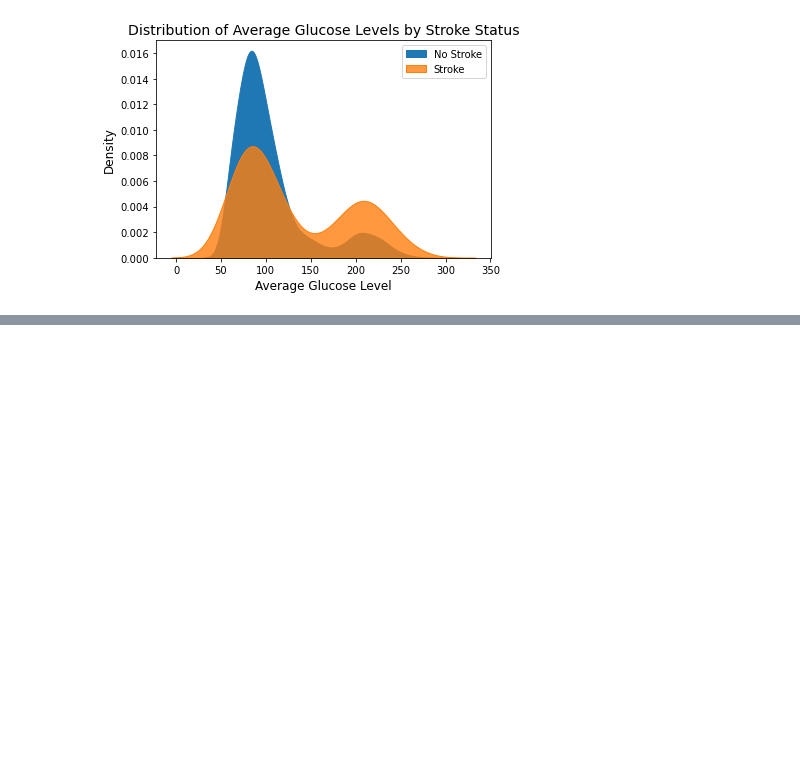
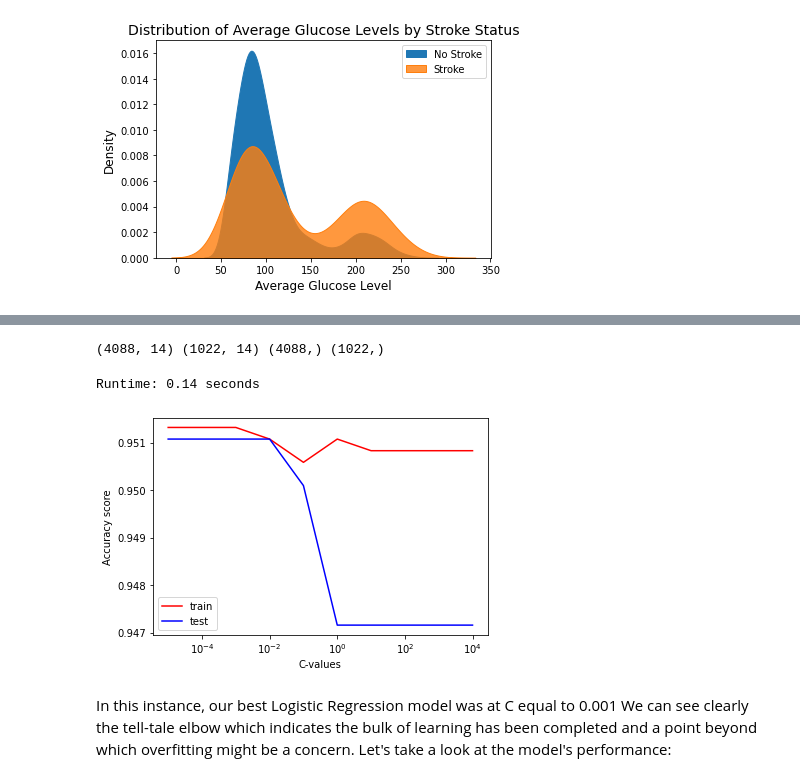
Before and after one commit to MaSOouD69/Capstone-Repo-Bootcamp-Project, a Jupyter notebook: capstone_Masoud_Arefi.ipynb, the cells around one changed output, grey strips where cells are left out. Drawn from its saved outputs; the diff is of its cells as text; code cells hidden in the pictures; blank space fills up the shorter version.

Commit message:
logistic reggresion with optimum c

```diff
--- a/capstone_Masoud_Arefi.ipynb
+++ b/capstone_Masoud_Arefi.ipynb
@@ -601,0 +573,2 @@ NameError: name 'LogisticRegression' is not defined
+# %%
+df_copy1.drop(columns = ['id'],inplace=True)
@@ -601,0 +580,22 @@ NameError: name 'LogisticRegression' is not defined
+# %%
+X = df_copy1.drop(columns=['stroke'])
+y = df_copy1['stroke'].copy()
+# %%
+# Splitting our data
+X_train, X_test, y_train, y_test = train_test_split(X,
+                                                    y,
+                                                    test_size=0.2,
+                                                    random_state=12345,
+                                                    stratify=y)
+
+# Check
+print(X_train.shape, X_test.shape, y_train.shape, y_test.shape)
+# %% [output]
+(4088, 14) (1022, 14) (4088,) (1022,)
+# %%
+# Instantiate the scaler
+SS = StandardScaler()
+
+# Fit the scaler and transform both data subsets
+X_train_ss = SS.fit_transform(X_train)
+X_test_ss = SS.transform(X_test)
@@ -601,0 +604,39 @@ NameError: name 'LogisticRegression' is not defined
+# %%
+start = time.time()
+
+# Empty lists to append the training and test accuracy scores to
+train_acc_ss = []
+test_acc_ss = []
+
+# Loop through the same C values
+for C in C_values:
+
+    # Instantiate the model
+    logit=LogisticRegression(C=C, max_iter=1000, random_state=42)
+
+    # Fit the model
+    logit.fit(X_train_ss, y_train)
+
+    # Score the model
+    train_acc_ss.append(logit.score(X_train_ss, y_train))
+    test_acc_ss.append(logit.score(X_test_ss, y_test))
+
+stop = time.time()
+runtime_logit_ss = stop-start
+print(f"Runtime: {round(runtime_logit_ss,2)} seconds")
+# %% [output]
+Runtime: 0.14 seconds
+# %%
+# Plotting the train and test scores for every C value
+plt.figure()
+plt.plot(C_values, train_acc_ss, c='red', label='train')
+plt.plot(C_values, test_acc_ss, c='blue', label='test')
+plt.xscale('log')
+plt.xlabel('C-values')
+plt.ylabel('Accuracy score')
+plt.legend()
+plt.show()
+# %% [output]
+[figure, added]
+# %% [markdown]
+In this instance, our best Logistic Regression model was at C equal to 0.001 We can see clearly the tell-tale elbow which indicates the bulk of learning has been completed and a point beyond which overfitting might be a concern. Let's take a look at the model's performance:
```
Also changed, not shown: parts of 47 cells of this notebook.
